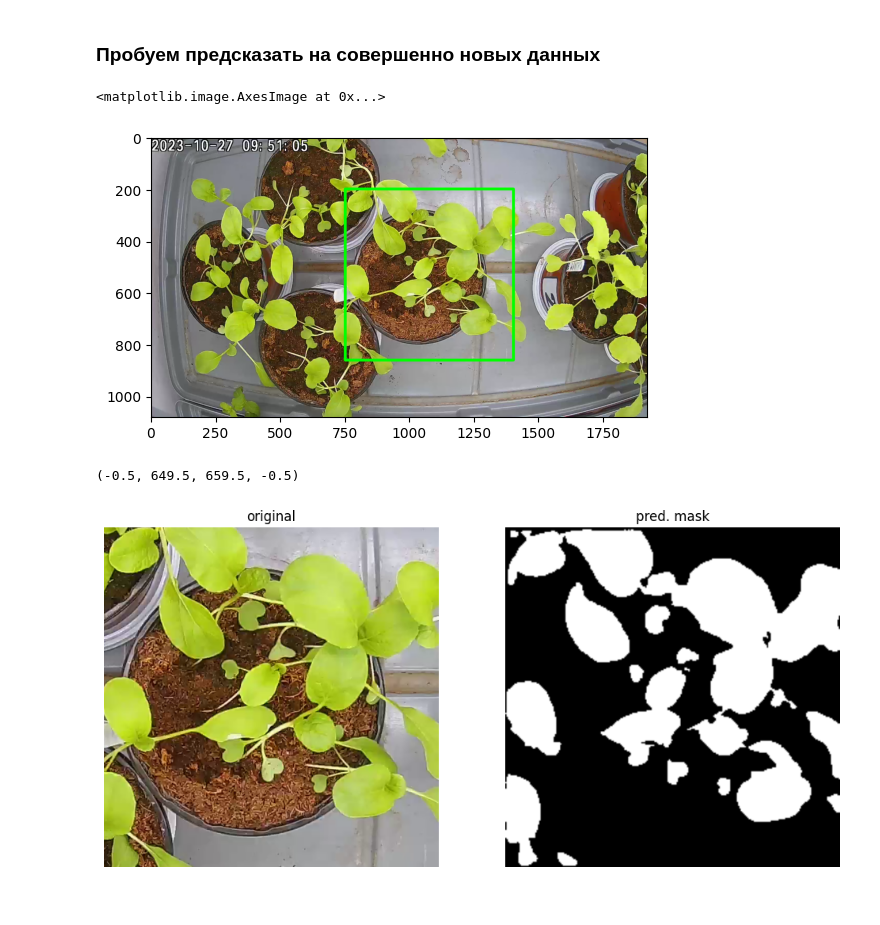
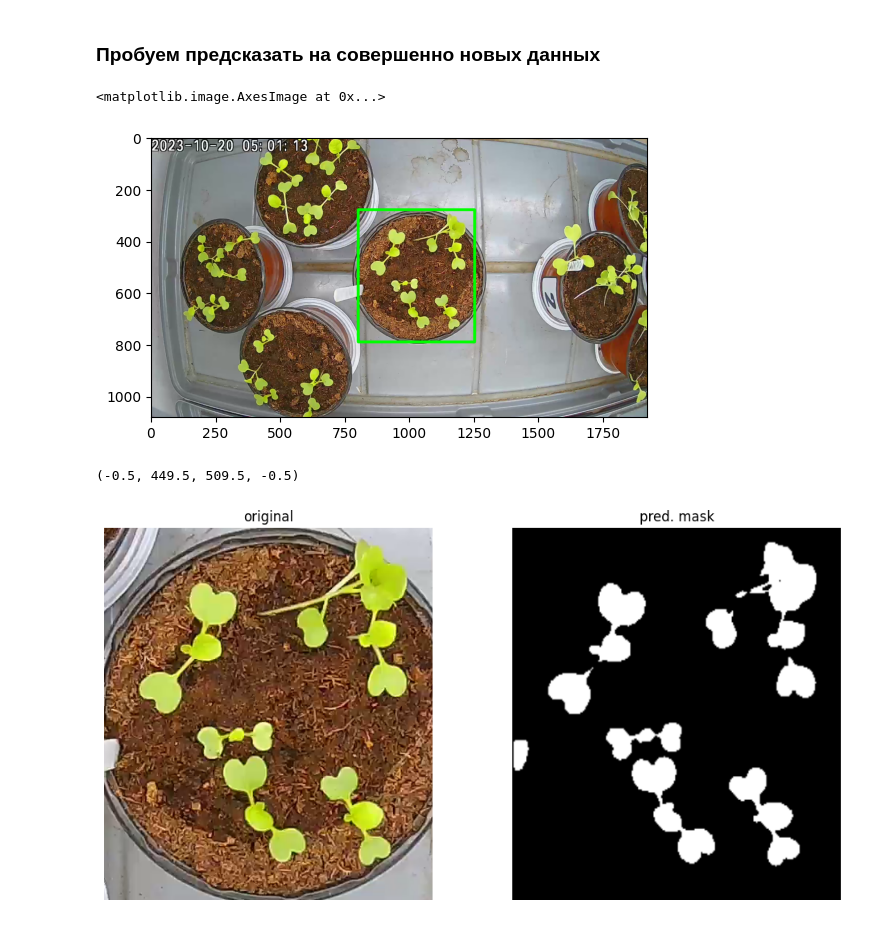
Before and after one commit to vegan-high/PlantPhenotyping-CourseProject, a Jupyter notebook: semantic segmentation/train_semantic_segmentation_model.ipynb, the cells around one changed output. Saved outputs shown, nothing was run; the diff lists cells and outputs as text; code cells hidden in the pictures.

```diff
--- a/semantic segmentation/train_semantic_segmentation_model.ipynb
+++ b/semantic segmentation/train_semantic_segmentation_model.ipynb
@@ -709,22 +730,24 @@ display(styled_df)
 # %%
 import cv2
 # %%
-brand_new_data_dir_path = '../datasets/_Raw Data'
+brand_new_data_dir_path = '../datasets/_raw_data'
 new_images_paths = [os.path.join(brand_new_data_dir_path, file_name) for file_name in os.listdir(brand_new_data_dir_path) if file_name.endswith('.png')]
 # %%
-x1, y1, x2, y2 = 750, 200, 1400, 860
+x1, y1, x2, y2 = 800, 280, 1250, 790
+image = cv2.imread(new_images_paths[2])
+# x1, y1, x2, y2 = 800, 280, 1250, 790
+# image = cv2.imread(new_images_paths[2])
 
-image = cv2.imread(new_images_paths[3])
 image_rgb = cv2.cvtColor(image, cv2.COLOR_BGR2RGB)
 image_rect = cv2.rectangle(image_rgb.copy(), (x1, y1), (x2, y2), (0,255,0), 10)
 
 image_cropped = image_rgb[y1:y2, x1:x2]
 original_size = image_cropped.shape[:2]
 
 plt.imshow(image_rect)
 # %% [output]
 <matplotlib.image.AxesImage at 0x...>
-[figure, old version]
+[figure, new version]
 # %%
 # выбираем модель (по номеру)
 model_num = 0
@@ -754,6 +777,6 @@ axes[1].imshow(pred_mask, cmap='gray')
 axes[1].set_title('pred. mask')
 axes[1].axis('off')
 # %% [output]
-(-0.5, 649.5, 659.5, -0.5)
+(-0.5, 449.5, 509.5, -0.5)
-[figure, old version]
+[figure, new version]
 # %%
```
Also changed, not shown: parts of 15 cells of this notebook.
